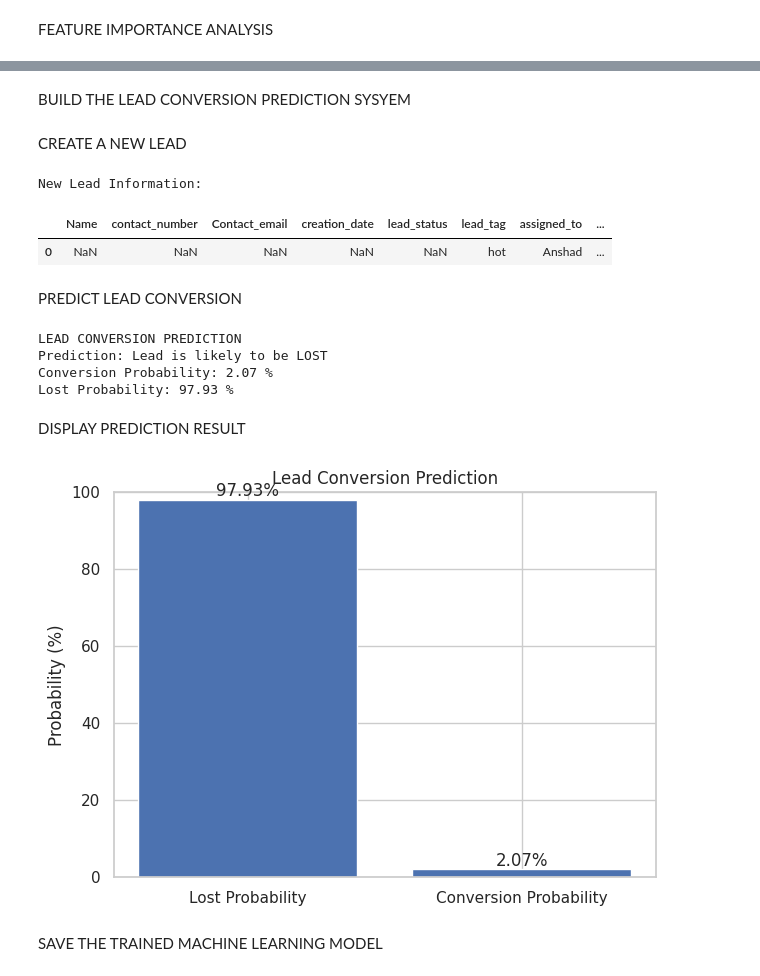
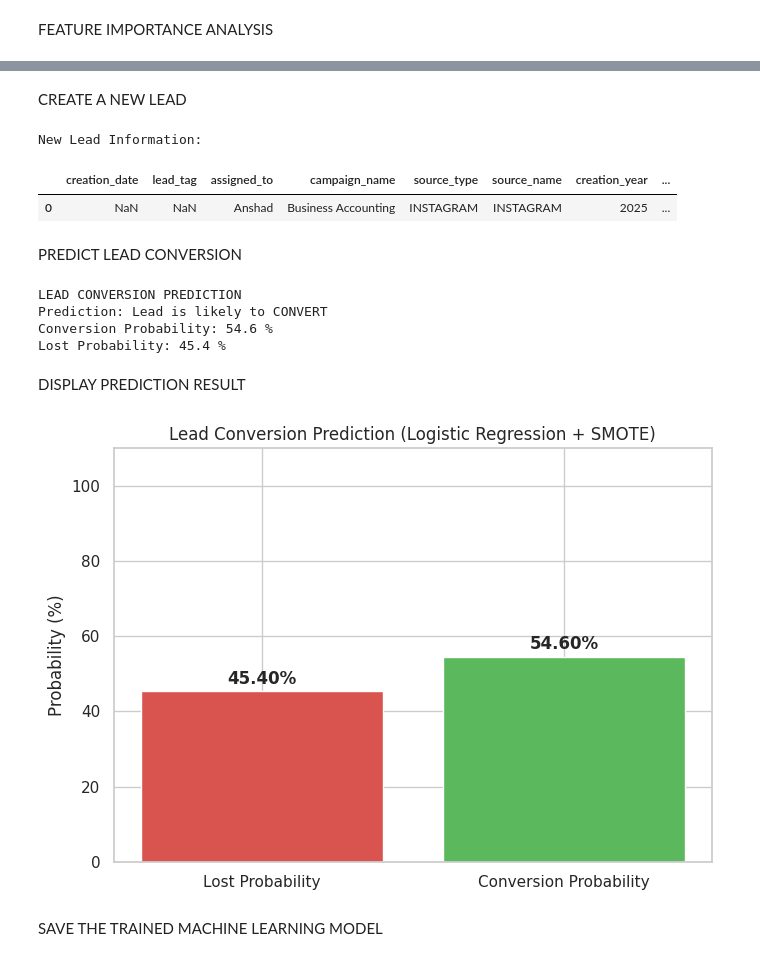
Before and after one commit to akshaya-e/Lead-Conversion-Prediction-using-ML, a Jupyter notebook: Lead_Conversion_Prediction.ipynb, the cells around one changed output, grey strips where cells are left out. Cells and saved outputs as stored; diff of their text form; code cells hidden in the pictures.

```diff
--- a/Lead_Conversion_Prediction.ipynb
+++ b/Lead_Conversion_Prediction.ipynb
@@ -698,48 +751,62 @@ plt.show()
-# %% [markdown]
-BUILD THE LEAD CONVERSION PREDICTION SYSYEM
 # %% [markdown]
 CREATE A NEW LEAD
 # %%
-new_lead = pd.DataFrame([{'campaign_name': 'Data Analytics Knovista','source_type': 'INSTAGRAM','source_name': 'INSTAGRAM','assigned_to': 'Anshad','lead_tag': 'hot','creation_year': 2026,'creation_month': 11,'creation_day': 14,'creation_hour': 10,'creation_weekday': 5,'first_call_delay_hours': 1.5}])
+new_lead = pd.DataFrame([{
+    'campaign_name': 'Business Accounting',
+    'source_type': 'INSTAGRAM',
+    'source_name': 'INSTAGRAM',
+    'assigned_to': 'Anshad',
+    'lead_tag': np.nan,                          # blank, like converted leads
+    'creation_year': 2025,
+    'creation_month': 6,
+    'creation_day': 15,
+    'creation_hour': 15,
+    'creation_weekday': 2,
+    'first_call_delay_hours': 30
+}])
 new_lead = new_lead.reindex(columns=X.columns)
 print("New Lead Information:")
 display(new_lead)
 # %% [output]
 New Lead Information:
-|  | Name | contact_number | Contact_email | creation_date | lead_status | lead_tag | assigned_to | ... |
-| 0 | NaN | NaN | NaN | NaN | NaN | hot | Anshad | ... |
+|  | creation_date | lead_tag | assigned_to | campaign_name | source_type | source_name | creation_year | ... |
+| 0 | NaN | NaN | Anshad | Business Accounting | INSTAGRAM | INSTAGRAM | 2025 | ... |
 # %% [markdown]
 PREDICT LEAD CONVERSION
 # %%
-prediction = best_model.predict(new_lead)[0]
-conversion_probability = (best_model.predict_proba(new_lead)[0][1])
+prediction = logistic_model.predict(new_lead)[0]
+conversion_probability = logistic_model.predict_proba(new_lead)[0][1]
+
 print("LEAD CONVERSION PREDICTION")
 if prediction == 1:
     print("Prediction: Lead is likely to CONVERT")
 else:
     print("Prediction: Lead is likely to be LOST")
-print("Conversion Probability:",round(conversion_probability * 100, 2),"%")
-print("Lost Probability:",round((1 - conversion_probability) * 100, 2),"%")
+print("Conversion Probability:", round(conversion_probability * 100, 2), "%")
+print("Lost Probability:", round((1 - conversion_probability) * 100, 2), "%")
 # %% [output]
 LEAD CONVERSION PREDICTION
-Prediction: Lead is likely to be LOST
-Conversion Probability: 2.07 %
-Lost Probability: 97.93 %
+Prediction: Lead is likely to CONVERT
+Conversion Probability: 54.6 %
+Lost Probability: 45.4 %
 # %% [markdown]
 DISPLAY PREDICTION RESULT
 # %%
 labels = ['Lost Probability', 'Conversion Probability']
-values = [(1 - conversion_probability) * 100,conversion_probability * 100]
+values = [(1 - conversion_probability) * 100, conversion_probability * 100]
+
 plt.figure(figsize=(7, 5))
-plt.bar(labels,values)
-plt.title('Lead Conversion Prediction')
+bars = plt.bar(labels, values, color=['#d9534f', '#5cb85c'])
+plt.title('Lead Conversion Prediction (Logistic Regression + SMOTE)')
 plt.ylabel('Probability (%)')
-plt.ylim(0, 100)
-for i, value in enumerate(values):
-    plt.text(i,value + 1,f'{value:.2f}%',ha='center')
+plt.ylim(0, 110)
+for bar, value in zip(bars, values):
+    plt.text(bar.get_x() + bar.get_width() / 2, value + 2,
+             f'{value:.2f}%', ha='center', fontweight='bold')
+plt.tight_layout()
 plt.show()
 # %% [output]
-[figure, old version]
+[figure, new version]
 # %% [markdown]
 SAVE THE TRAINED MACHINE LEARNING MODEL
 # %%
```
Also changed, not shown: parts of 23 cells of this notebook.
